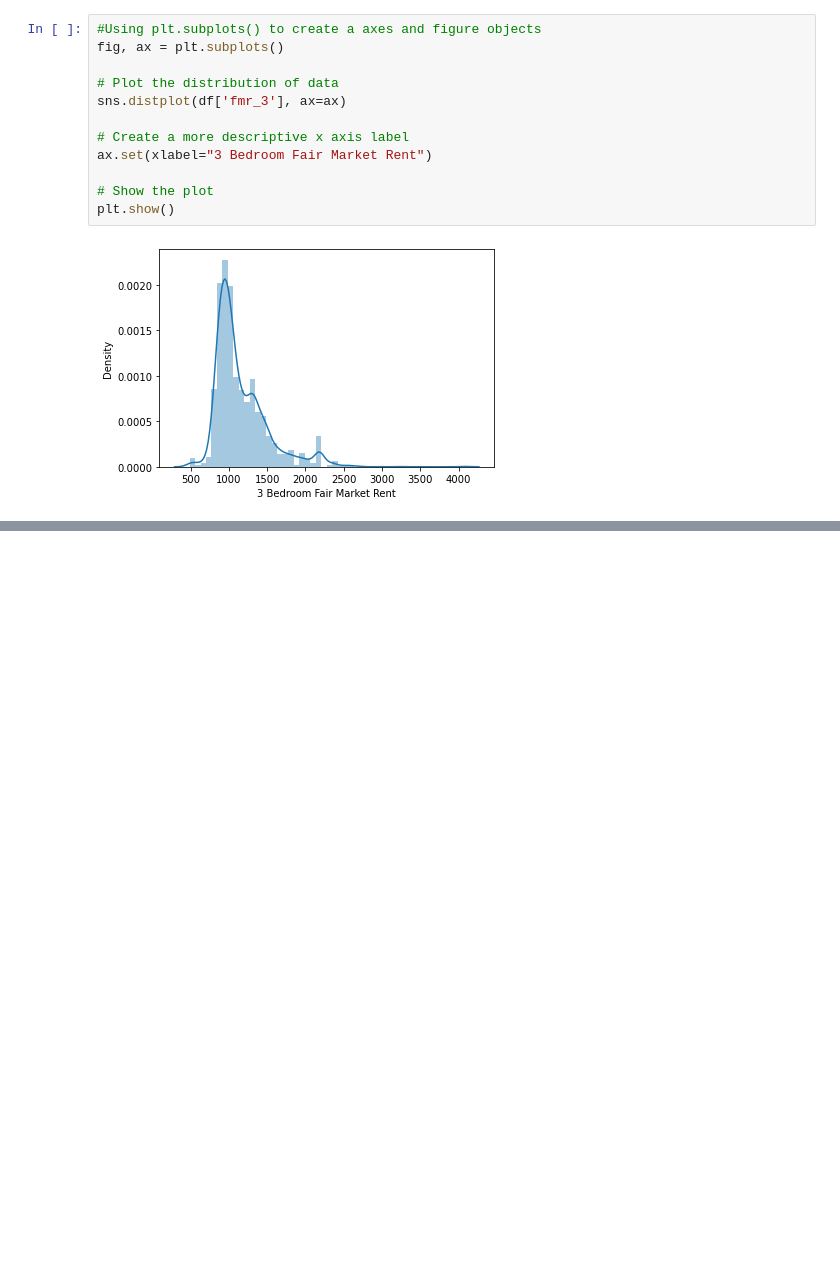
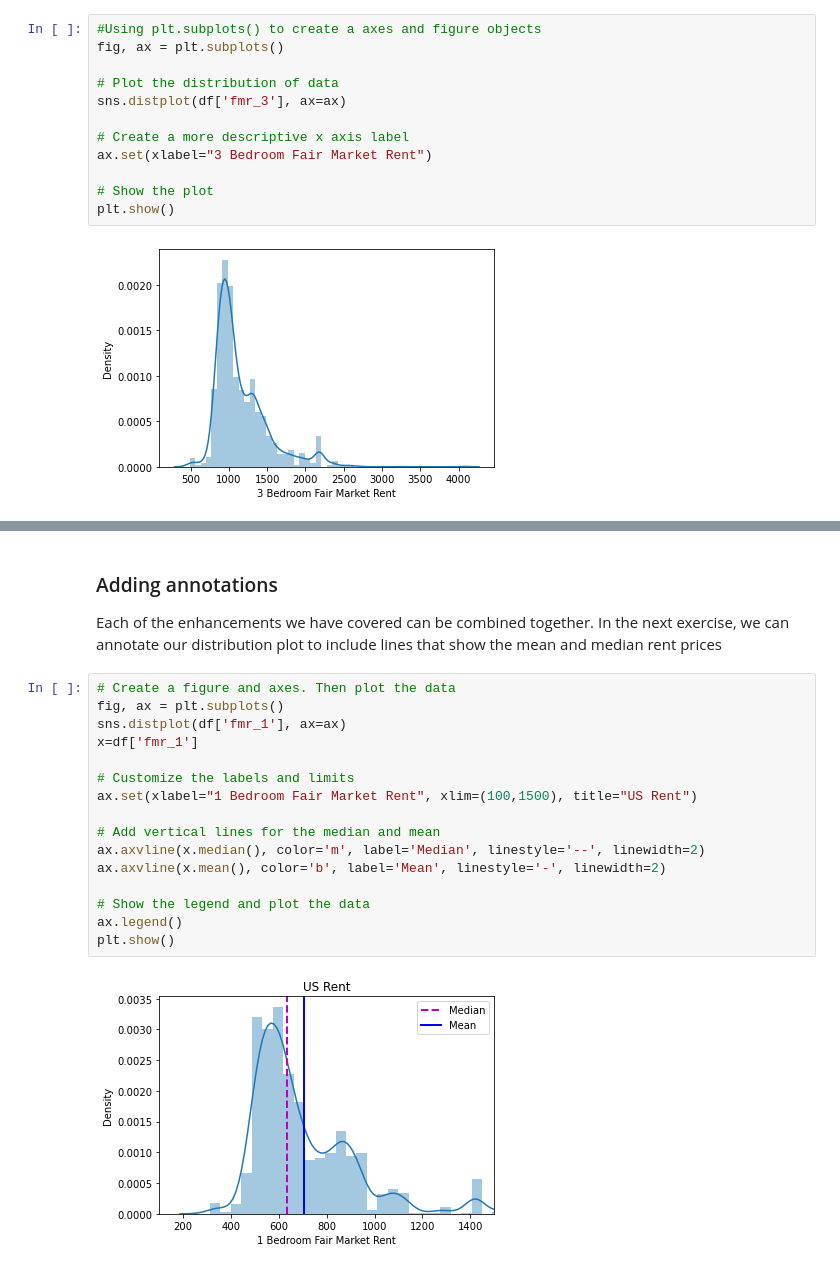
Before and after one commit to Yira-Yareth/Data_Visualization_with_Seaborn, a Jupyter notebook: Customizing_with_matplotlib.ipynb, the cells around one changed output, grey strips where cells are left out. Drawn from its saved outputs; the diff is of its cells as text; blank space fills up the shorter version.

```diff
--- a/Customizing_with_matplotlib.ipynb
+++ b/Customizing_with_matplotlib.ipynb
@@ -47,0 +69,22 @@ plt.show()
+# %% [markdown]
+### Adding annotations
+
+Each of the enhancements we have covered can be combined together. In the next exercise, we can annotate our distribution plot to include lines that show the mean and median rent prices
+# %%
+# Create a figure and axes. Then plot the data
+fig, ax = plt.subplots()
+sns.distplot(df['fmr_1'], ax=ax)
+x=df['fmr_1']
+
+# Customize the labels and limits
+ax.set(xlabel="1 Bedroom Fair Market Rent", xlim=(100,1500), title="US Rent")
+
+# Add vertical lines for the median and mean
+ax.axvline(x.median(), color='m', label='Median', linestyle='--', linewidth=2)
+ax.axvline(x.mean(), color='b', label='Mean', linestyle='-', linewidth=2)
+
+# Show the legend and plot the data
+ax.legend()
+plt.show()
+# %% [output]
+[figure, added]
```
Also changed, not shown: parts of 2 cells of this notebook.
